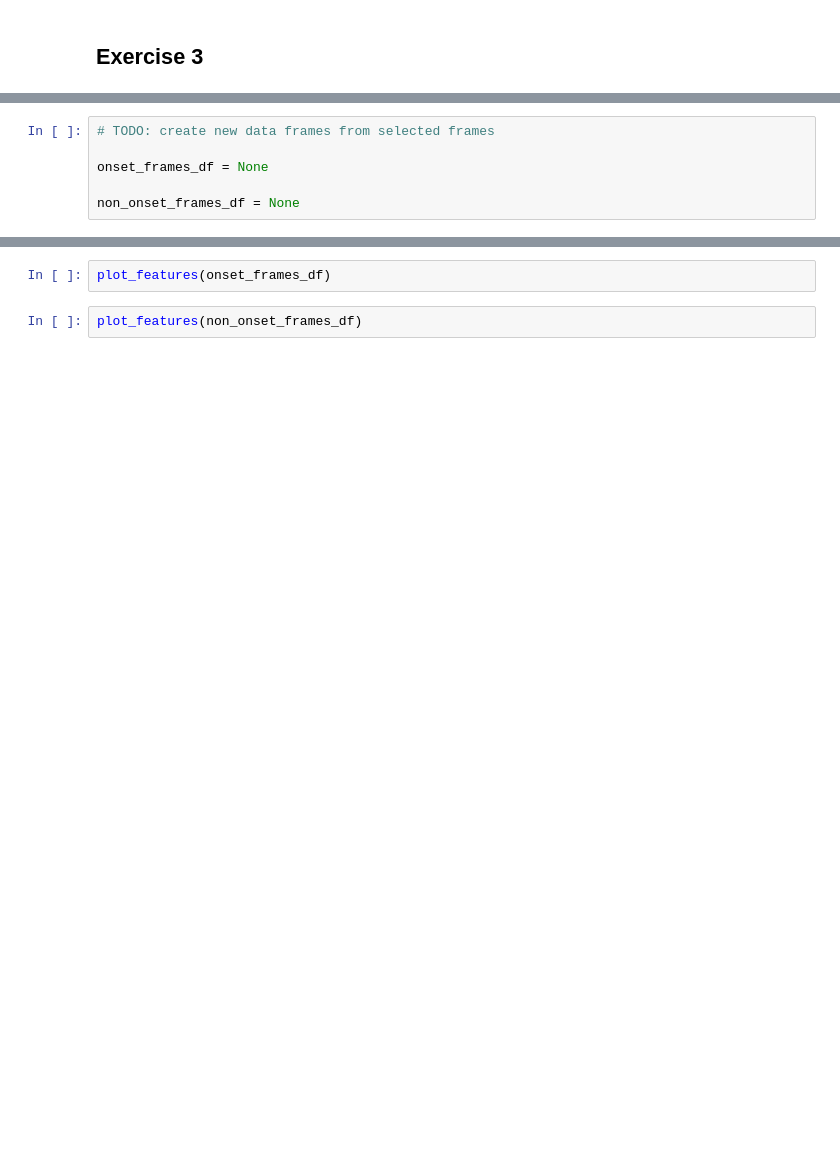
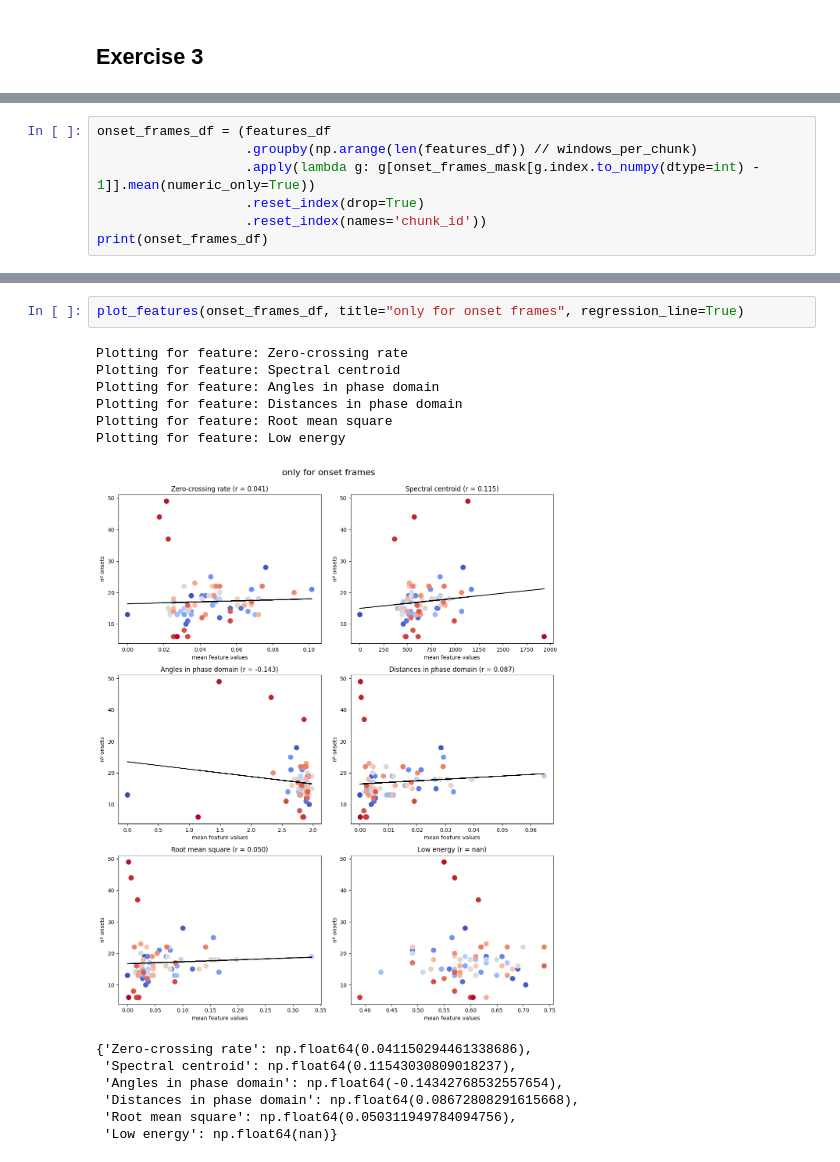
Before and after one commit to martijuanola/RWTH-AIiM, a Jupyter notebook: exercices/e3/e3-main.ipynb, the cells around one changed output, grey strips where cells are left out. Cells and saved outputs as stored; diff of their text form; blank space fills up the shorter version.

```diff
--- a/exercices/e3/e3-main.ipynb
+++ b/exercices/e3/e3-main.ipynb
@@ -184,6 +252,7 @@ Plotting for feature: Low energy
 # %%
-# TODO: create new data frames from selected frames
-
-onset_frames_df = None
-
-non_onset_frames_df = None
+onset_frames_df = (features_df
+                   .groupby(np.arange(len(features_df)) // windows_per_chunk)
+                   .apply(lambda g: g[onset_frames_mask[g.index.to_numpy(dtype=int) - 1]].mean(numeric_only=True))
+                   .reset_index(drop=True)
+                   .reset_index(names='chunk_id'))
+print(onset_frames_df)
@@ -190,4 +277,16 @@ non_onset_frames_df = None
 # %%
-plot_features(onset_frames_df)
+plot_features(onset_frames_df, title="only for onset frames", regression_line=True)
+# %% [output]
+Plotting for feature: Zero-crossing rate
+Plotting for feature: Spectral centroid
+Plotting for feature: Angles in phase domain
+Plotting for feature: Distances in phase domain
+Plotting for feature: Root mean square
+Plotting for feature: Low energy
+[figure, added]
+{'Zero-crossing rate': np.float64(0.041150294461338686),
+ 'Spectral centroid': np.float64(0.11543030809018237),
+ 'Angles in phase domain': np.float64(-0.14342768532557654),
+ 'Distances in phase domain': np.float64(0.08672808291615668),
+ 'Root mean square': np.float64(0.050311949784094756),
+ 'Low energy': np.float64(nan)}
-# %%
-plot_features(non_onset_frames_df)
```
Also changed, not shown: parts of 9 cells of this notebook, 1 other file.
